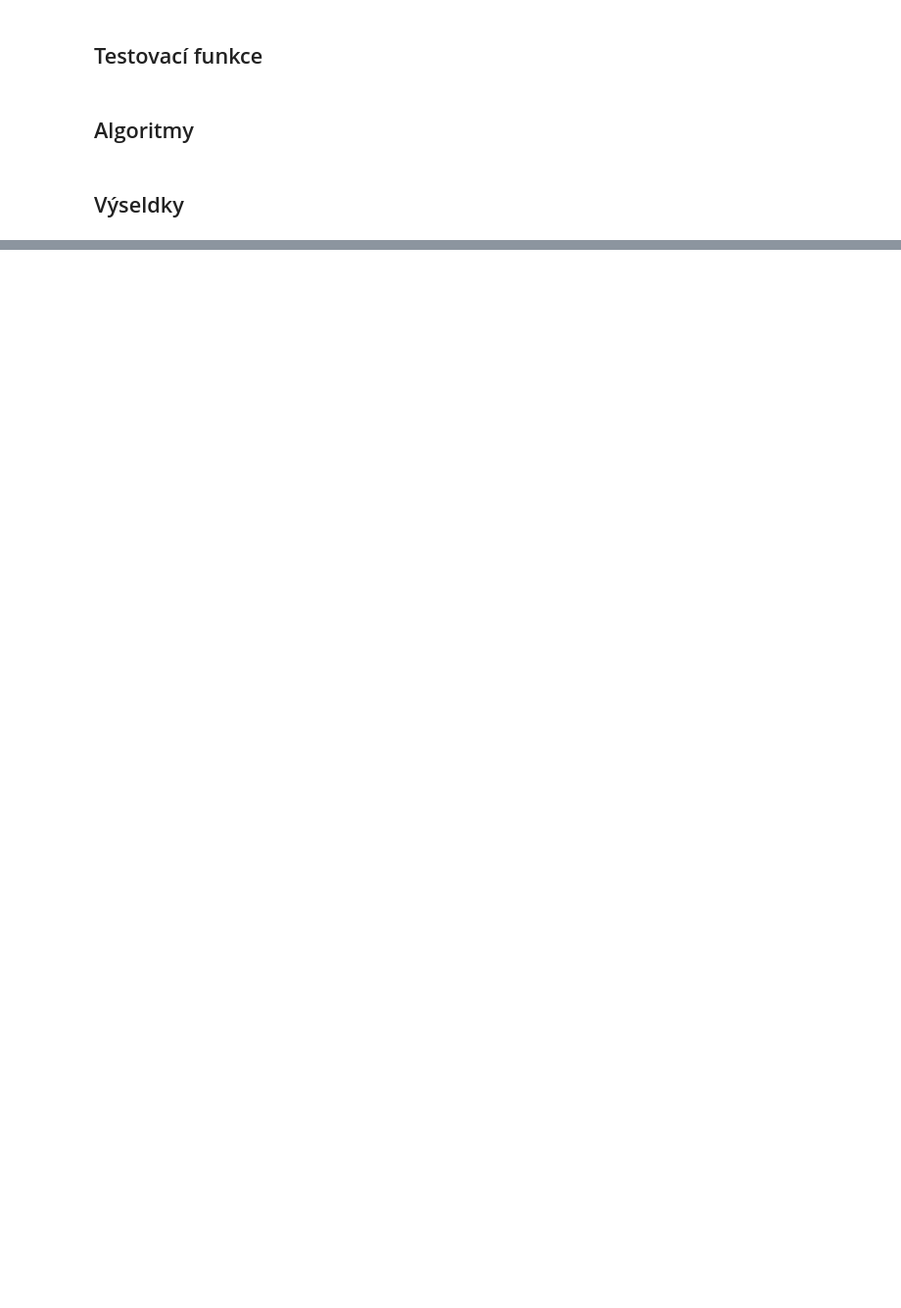
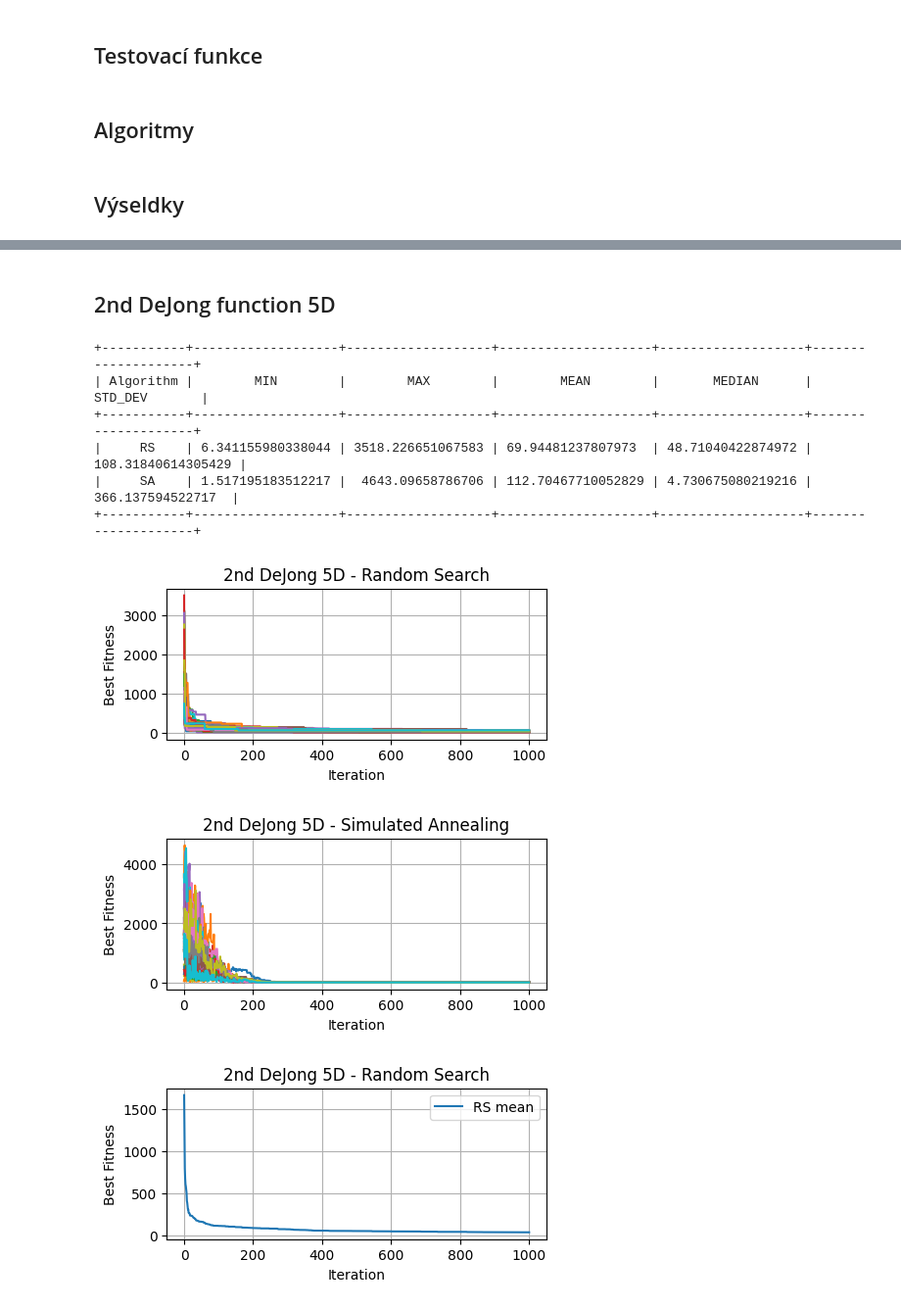
Before and after one commit to ta-jana/benchmarking-RS-SA, a Jupyter notebook: Tatyrkova_Jana_RSSA.ipynb, the cells around one changed output, grey strips where cells are left out. Shown at 98% size. Drawn from its saved outputs; the diff is of its cells as text; code cells hidden in the pictures; blank space fills up the shorter version.

```diff
--- a/Tatyrkova_Jana_RSSA.ipynb
+++ b/Tatyrkova_Jana_RSSA.ipynb
@@ -236,0 +280,21 @@ comparison(n_iterations, dimensions,cost_func,area_edges,n_of_neighbours, coolin
+# %% [markdown]
+## 2nd DeJong function 5D
+# %%
+n_iterations = 1000
+dimensions = 5
+cost_func = dejong2
+area_edges = 2.048
+n_of_neighbours = 10
+cooling_decr = 0.78
+title = "2nd DeJong 5D"
+comparison(n_iterations, dimensions,cost_func,area_edges,n_of_neighbours, cooling_decr, title)
+# %% [output]
++-----------+-------------------+-------------------+--------------------+-------------------+--------------------+
+| Algorithm |        MIN        |        MAX        |        MEAN        |       MEDIAN      |      STD_DEV       |
++-----------+-------------------+-------------------+--------------------+-------------------+--------------------+
+|     RS    | 6.341155980338044 | 3518.226651067583 | 69.94481237807973  | 48.71040422874972 | 108.31840614305429 |
+|     SA    | 1.517195183512217 |  4643.09658786706 | 112.70467710052829 | 4.730675080219216 |  366.137594522717  |
++-----------+-------------------+-------------------+--------------------+-------------------+--------------------+
+[figure, added]
+[figure, added]
+[figure, added]
```
Also changed, not shown: parts of 7 cells of this notebook.
